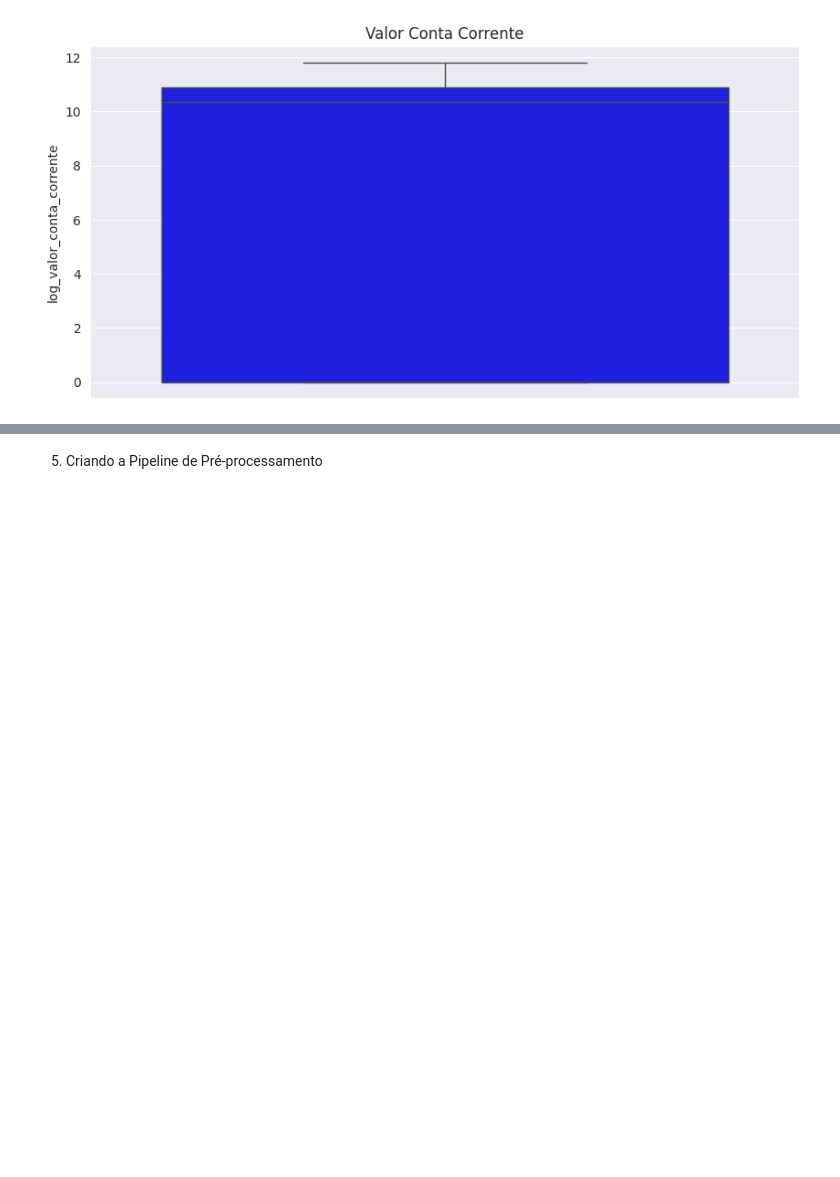
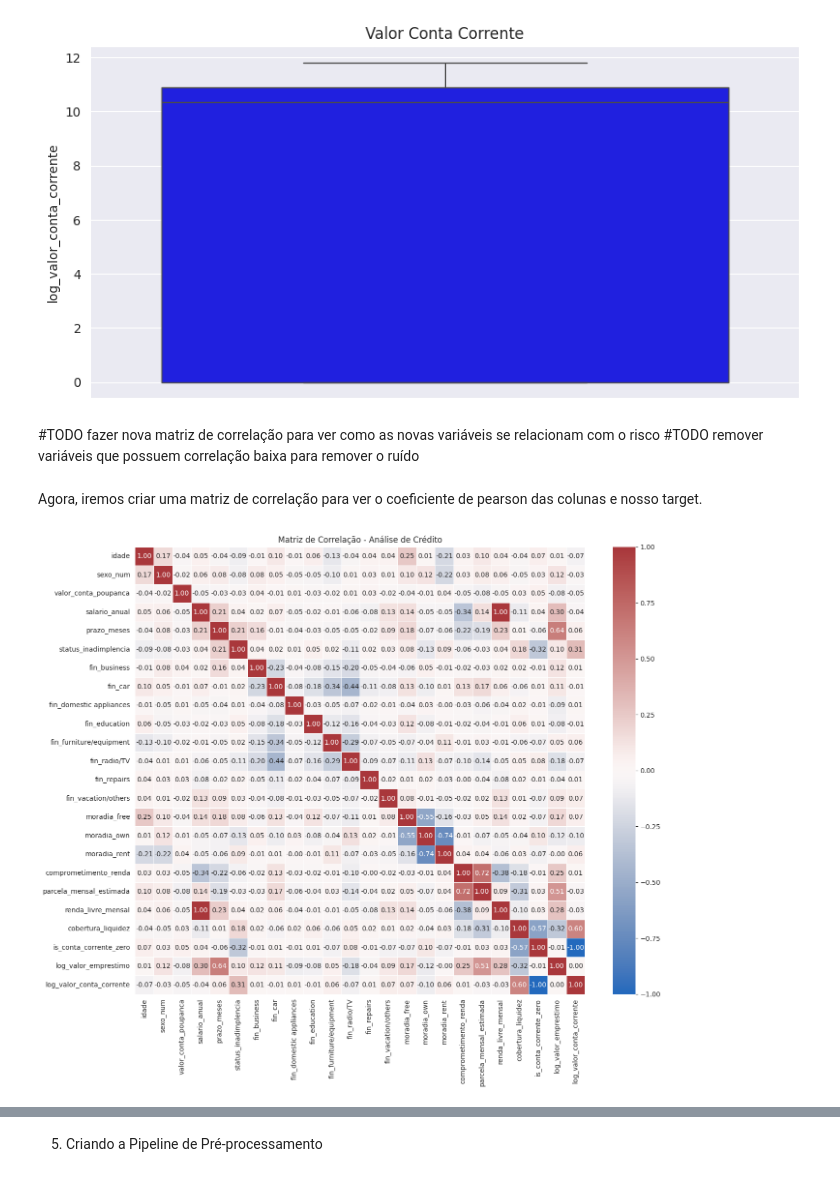
Before and after one commit to henriqueluza/Credit-Analysis-Model, a Jupyter notebook: notebooks/03.2_machine_learning.ipynb, the cells around one changed output, grey strips where cells are left out. Cells and saved outputs as stored; diff of their text form; code cells hidden in the pictures; blank space fills up the shorter version.

Commit message:
Adiciona matriz de correlação e ajusta algumas partes do notebook 3.2

```diff
--- a/notebooks/03.2_machine_learning.ipynb
+++ b/notebooks/03.2_machine_learning.ipynb
@@ -164,3 +172,23 @@ plt.title("Valor Conta Corrente")
 plt.show()
 # %% [output]
 [figure]
+# %% [markdown]
+#TODO fazer nova matriz de correlação para ver como as novas variáveis se relacionam com o risco
+#TODO remover variáveis que possuem correlação baixa para remover o ruído
+# %% [markdown]
+Agora, iremos criar uma matriz de correlação para ver o coeficiente de pearson das colunas e nosso target.
+# %%
+corr = df.corr()
+
+plt.figure(figsize=(15, 12)) # Aumentei o tamanho para caber tudo
+
+# annot=True: Mostra os números
+# fmt=".2f": Mostra apenas 2 casas decimais (para não poluir)
+# cmap='RdBu': Vermelho (positivo) e Azul (negativo), costuma ser mais nítido que o coolwarm
+# vmin=-1, vmax=1: Trava a escala para garantir que o branco seja o zero exato
+sns.heatmap(corr, annot=True, fmt=".2f", cmap='vlag', vmin=-1, vmax=1, linewidths=0.5)
+
+plt.title("Matriz de Correlação - Análise de Crédito")
+plt.show()
+# %% [output]
+[figure, added]
```
Also changed, not shown: parts of 15 cells of this notebook, 4 other files.
